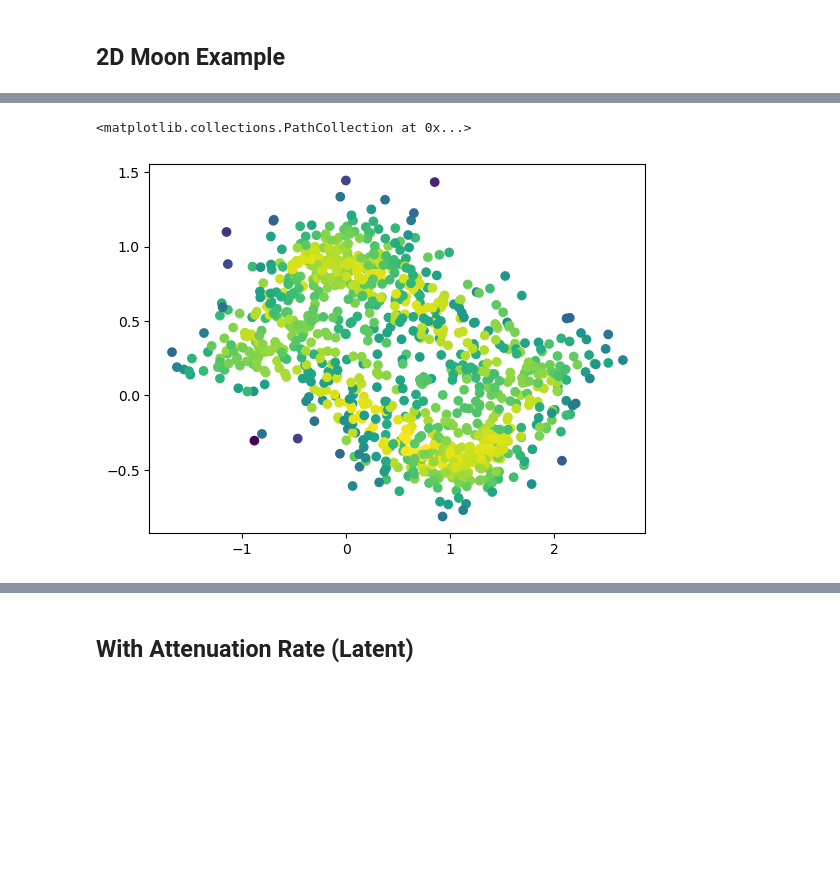
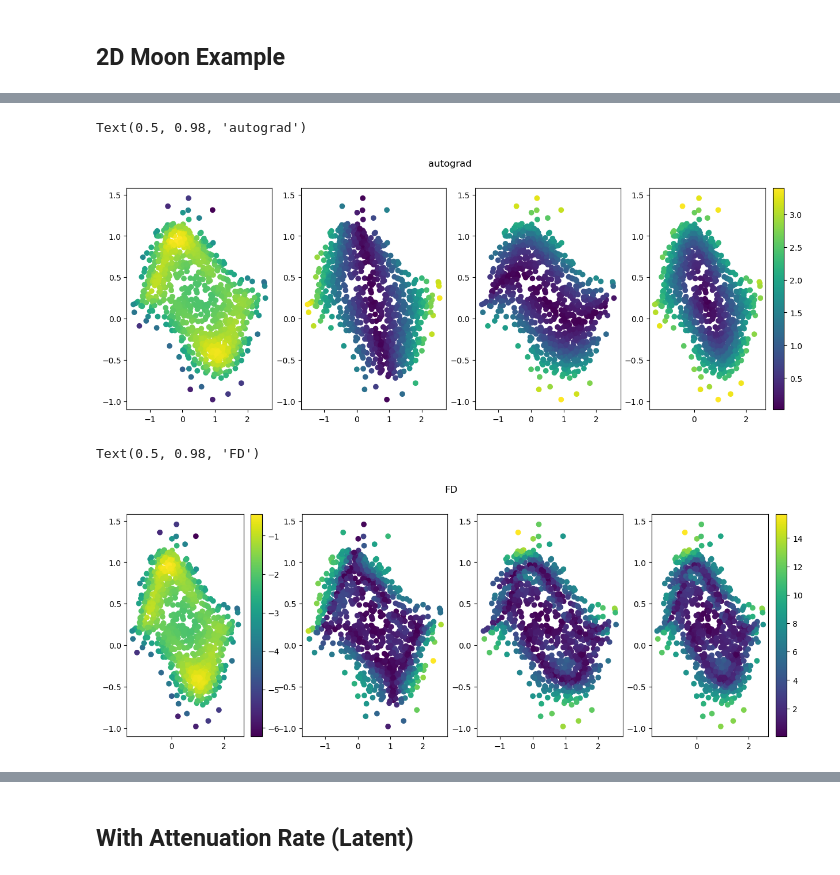
Before and after one commit to alastairyang/calibrated-prior, a Jupyter notebook: testing/flow_matching_testing.ipynb, the cells around one changed output, grey strips where cells are left out. Cells and saved outputs as stored; diff of their text form; code cells hidden in the pictures; blank space fills up the shorter version.

Commit message:
2d gaussian and two moons examples for autograd and fd testing

```diff
--- a/testing/flow_matching_testing.ipynb
+++ b/testing/flow_matching_testing.ipynb
@@ -261,12 +267,33 @@ sample_size = 1000
 x_0 = torch.randn(sample_size, attenu_latent.shape[1])
 x_1 = solver.sample(x_0, step_size = 0.01)
 
+x_0.requires_grad = True
+x_1 = solver.sample(x_0, step_size = 0.01)
+x_1.requires_grad = True
+
 from torch.distributions import Independent, Normal
-gaussian_log_density = Independent(Normal(torch.zeros(2), torch.ones(2)), 1).log_prob
+gaussian_log_density = Independent(Normal(torch.zeros(attenu_latent_train_dataset[0][0].shape[0]), torch.ones(attenu_latent_train_dataset[0][0].shape[0])), 1).log_prob
 
-x_1.requires_grad = True
-_, log_p1 = solver.compute_likelihood(x_1=x_1,
-                                        method='midpoint',
+log_p1 = torch.tensor([])
+log_p1.requires_grad = True
+
+x_0_verify, log_p1 = solver.compute_likelihood(x_1=x_1,
+                                        method='dopri5',
                                         step_size= 0.01,
-                                        log_p0= gaussian_log_density
+                                        log_p0= gaussian_log_density,
+                                        enable_grad = True, exact_divergence = True
                                         )
+
+# torch.autograd.grad(log_p1[0], y_init[0][0, :])
+# torch.autograd.grad(x_1[0, 0], x_0[0],retain_graph=True)
+
+grad = torch.zeros(x_1.shape)
+for i in range(x_1.shape[0]):
+    grad[i, :] = torch.autograd.grad(log_p1[i], x_1, retain_graph= True)[0][i, :]
+
+# log_p1.backward()
+# grad_1 = x_1.grad.detach().numpy()
+
+# grad = torch.zeros(x_1.shape)
+# for i in range(log_p1.shape[0]):
+#
@@ -295,5 +300,11 @@ tensor([-1.8911, -3.0524, -2.0620, -2.1053, -2.1663, -3.6815, -0.5667, -0.3749,
 # %%
-plt.scatter(x_1[:, 0], x_1[:, 1], c = log_p1)
+figs, axs = plt.subplots(1,4, figsize = (15, 5))
+axs[0].scatter(x_1[:, 0].detach().numpy(), x_1[:, 1].detach().numpy(), c = log_p1.detach().numpy())
+axs[1].scatter(x_1[:, 0].detach().numpy(), x_1[:, 1].detach().numpy(), c = torch.abs(grad[:, 0]).detach().numpy())
+axs[2].scatter(x_1[:, 0].detach().numpy(), x_1[:, 1].detach().numpy(), c = torch.abs(grad[:, 1]).detach().numpy())
+im3 = axs[3].scatter(x_1[:, 0].detach().numpy(), x_1[:, 1].detach().numpy(), c = torch.sqrt(grad[:, 0] ** 2 + grad[:, 1] ** 2).detach().numpy())
+plt.colorbar(im3)
+figs.suptitle("autograd")
 # %% [output]
-<matplotlib.collections.PathCollection at 0x...>
+Text(0.5, 0.98, 'autograd')
-[figure, old version]
+[figure, new version]
@@ -299,0 +350,12 @@ plt.scatter(x_1[:, 0], x_1[:, 1], c = log_p1)
+# %%
+figs, axs = plt.subplots(1,4, figsize = (15, 5))
+im0 = axs[0].scatter(x_1[:, 0].detach().numpy(), x_1[:, 1].detach().numpy(), c = log_p1.detach().numpy())
+axs[1].scatter(x_1[:, 0].detach().numpy(), x_1[:, 1].detach().numpy(), c = torch.abs(grad_fd[:, 0]).detach().numpy())
+axs[2].scatter(x_1[:, 0].detach().numpy(), x_1[:, 1].detach().numpy(), c = torch.abs(grad_fd[:, 1]).detach().numpy())
+im3 = axs[3].scatter(x_1[:, 0].detach().numpy(), x_1[:, 1].detach().numpy(), c = torch.sqrt(grad_fd[:, 0] ** 2 + grad_fd[:, 1] ** 2).detach().numpy())
+plt.colorbar(im0)
+plt.colorbar(im3)
+figs.suptitle("FD")
+# %% [output]
+Text(0.5, 0.98, 'FD')
+[figure, added]
```
Also changed, not shown: parts of 18 cells of this notebook.
